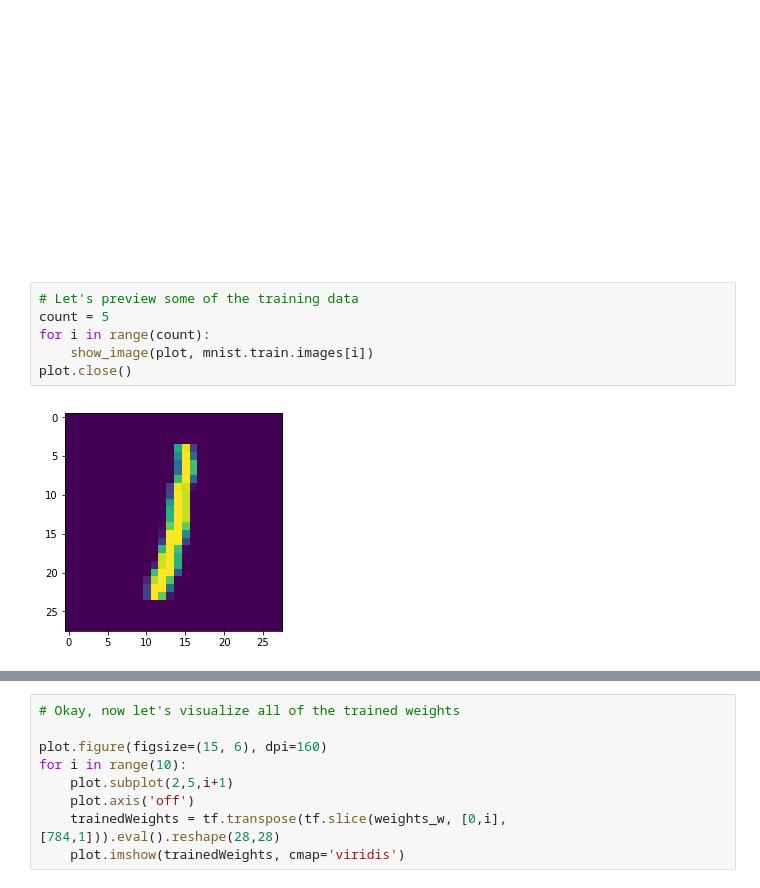
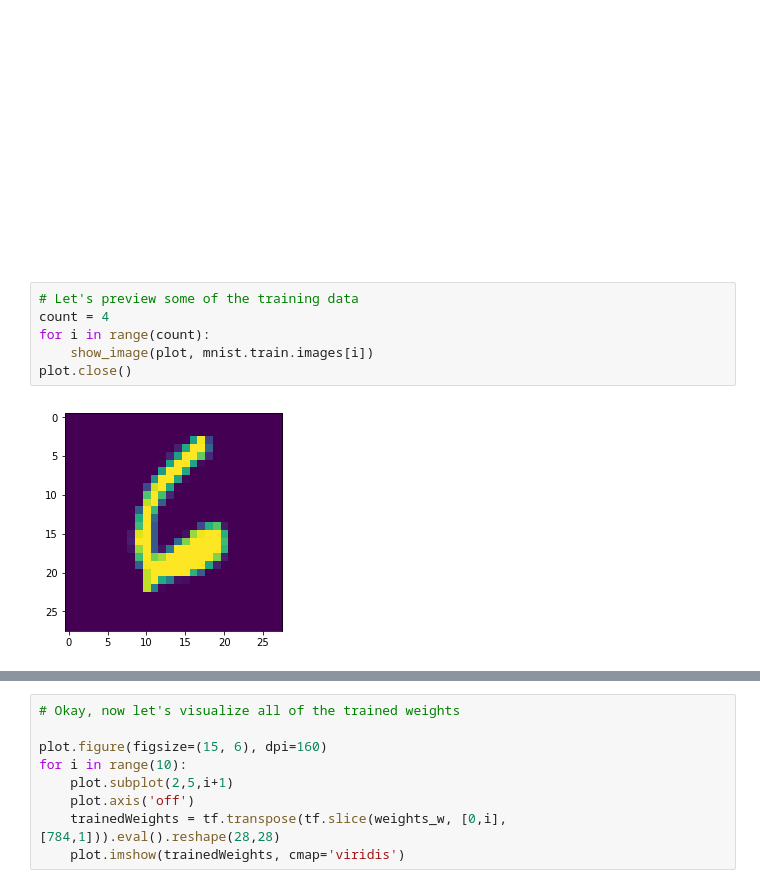
Before and after one commit to toronto-ai/workshops, a Jupyter notebook: python/tensorflow/TensorflowWorkshop.ipynb, the cells around one changed output, grey strips where cells are left out. Drawn from its saved outputs; the diff is of its cells as text.

```diff
--- a/python/tensorflow/TensorflowWorkshop.ipynb
+++ b/python/tensorflow/TensorflowWorkshop.ipynb
@@ -47,9 +47,9 @@ def show_image(plot, ndarray_of_pixels, size=(28,28), cmap='viridis'):
 [figure]
 # %%
 # Let's preview some of the training data
-count = 5
+count = 4
 for i in range(count):
     show_image(plot, mnist.train.images[i])
 plot.close()
 # %% [output]
-[figure, old version]
+[figure, new version]
```
Also changed, not shown: parts of 8 cells of this notebook.
